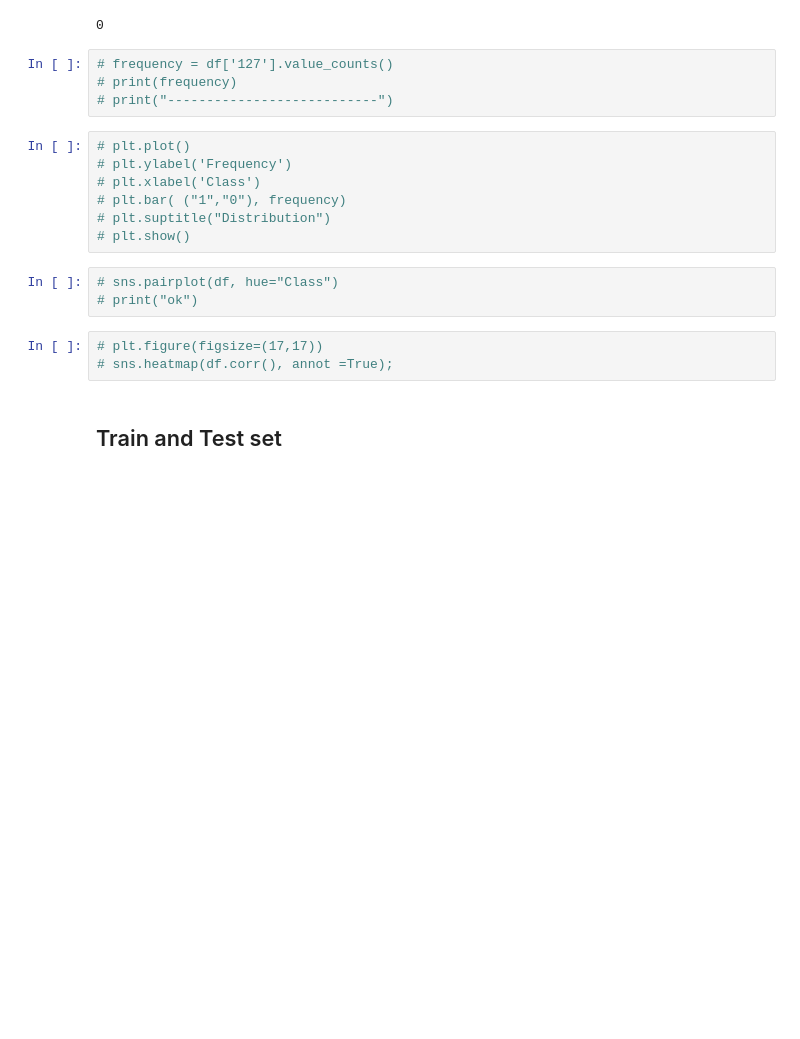
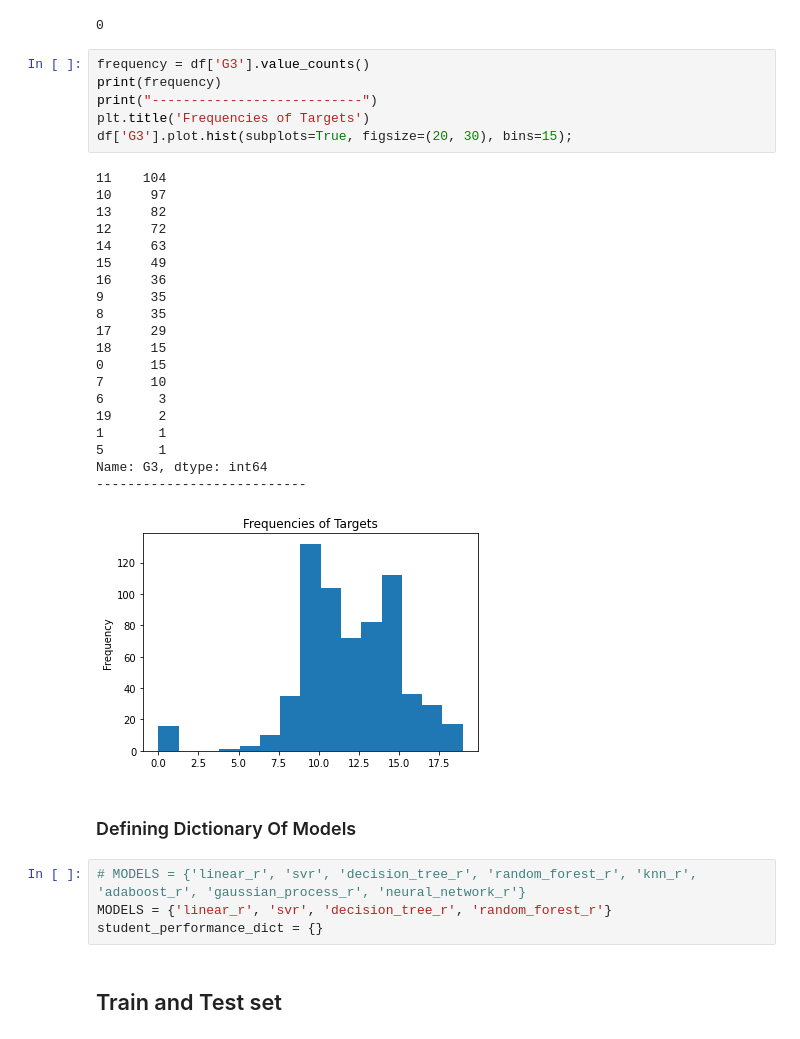
Before and after one commit to Amir-h055/Machine-Learning, a Jupyter notebook: project/Regression/Student_Performance.ipynb, the cells around one changed output. Saved outputs shown, nothing was run; the diff lists cells and outputs as text; blank space fills up the shorter version.

```diff
--- a/project/Regression/Student_Performance.ipynb
+++ b/project/Regression/Student_Performance.ipynb
@@ -45,22 +46,38 @@ print(np.count_nonzero(Datset==np.nan))
 # %% [output]
 0
 # %%
-# frequency = df['127'].value_counts()
-# print(frequency)
-# print("---------------------------")
+frequency = df['G3'].value_counts()
+print(frequency)
+print("---------------------------")
+plt.title('Frequencies of Targets')
+df['G3'].plot.hist(subplots=True, figsize=(20, 30), bins=15);
+# %% [output]
+11    104
+10     97
+13     82
+12     72
+14     63
+15     49
+16     36
+9      35
+8      35
+17     29
+18     15
+0      15
+7      10
+6       3
+19      2
+1       1
+5       1
+Name: G3, dtype: int64
+---------------------------
+[figure, added]
-# %%
-# plt.plot()
-# plt.ylabel('Frequency')
-# plt.xlabel('Class')
-# plt.bar( ("1","0"), frequency)
-# plt.suptitle("Distribution")
-# plt.show()
-# %%
-# sns.pairplot(df, hue="Class")
-# print("ok")
+# %% [markdown]
+### Defining Dictionary Of Models
 # %%
-# plt.figure(figsize=(17,17))
-# sns.heatmap(df.corr(), annot =True);
+# MODELS = {'linear_r', 'svr', 'decision_tree_r', 'random_forest_r', 'knn_r', 'adaboost_r', 'gaussian_process_r', 'neural_network_r'}
+MODELS = {'linear_r', 'svr', 'decision_tree_r', 'random_forest_r'}
+student_performance_dict = {}
 # %% [markdown]
 ## Train and Test set
 # %%
```
Also changed, not shown: parts of 19 cells of this notebook, 7 other files.
